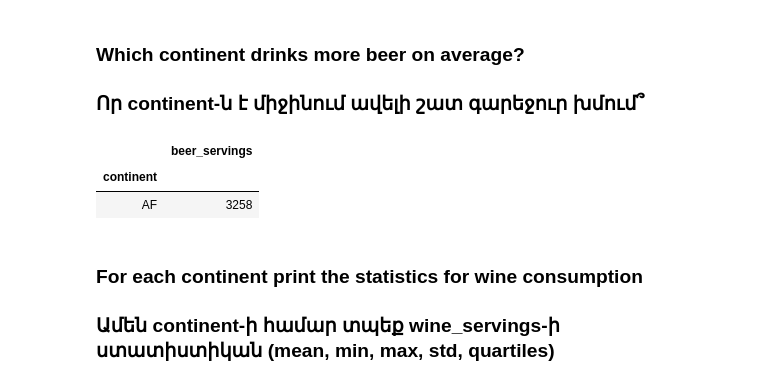
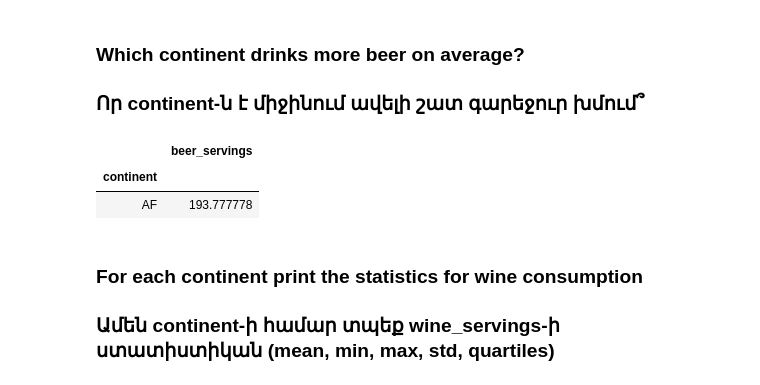
Before and after one commit to Edgar-creator/Intro_To_ML, a Jupyter notebook: Week2/Practical2/Pandas_practical.ipynb, the cells around one changed output. Cells and saved outputs as stored; diff of their text form; code cells hidden in the pictures.

```diff
--- a/Week2/Practical2/Pandas_practical.ipynb
+++ b/Week2/Practical2/Pandas_practical.ipynb
@@ -373,11 +373,12 @@ drinks.head()
 
 ### Որ continent-ն է միջինում ավելի շատ գարեջուր խմում՞
 # %%
-drinks.groupby('continent').agg({'beer_servings':'sum'})[:1]
+k = drinks.groupby('continent').agg({'beer_servings':'mean'})
+k['beer_servings'] = k['beer_servings'].agg('sort')[::-1]
 # %% [output]
 |  | beer_servings |
 | continent |  |
-| AF | 3258 |
+| AF | 193.777778 |
 # %% [markdown]
 ### For each continent print the statistics for wine consumption
 
```
